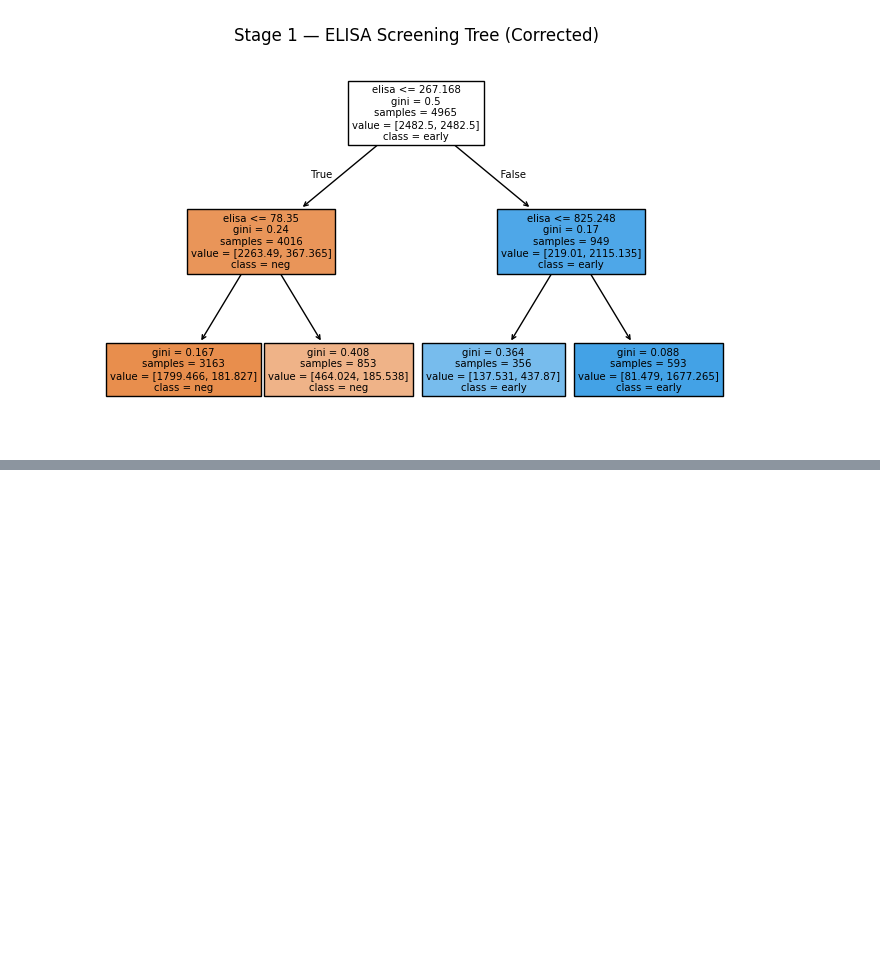
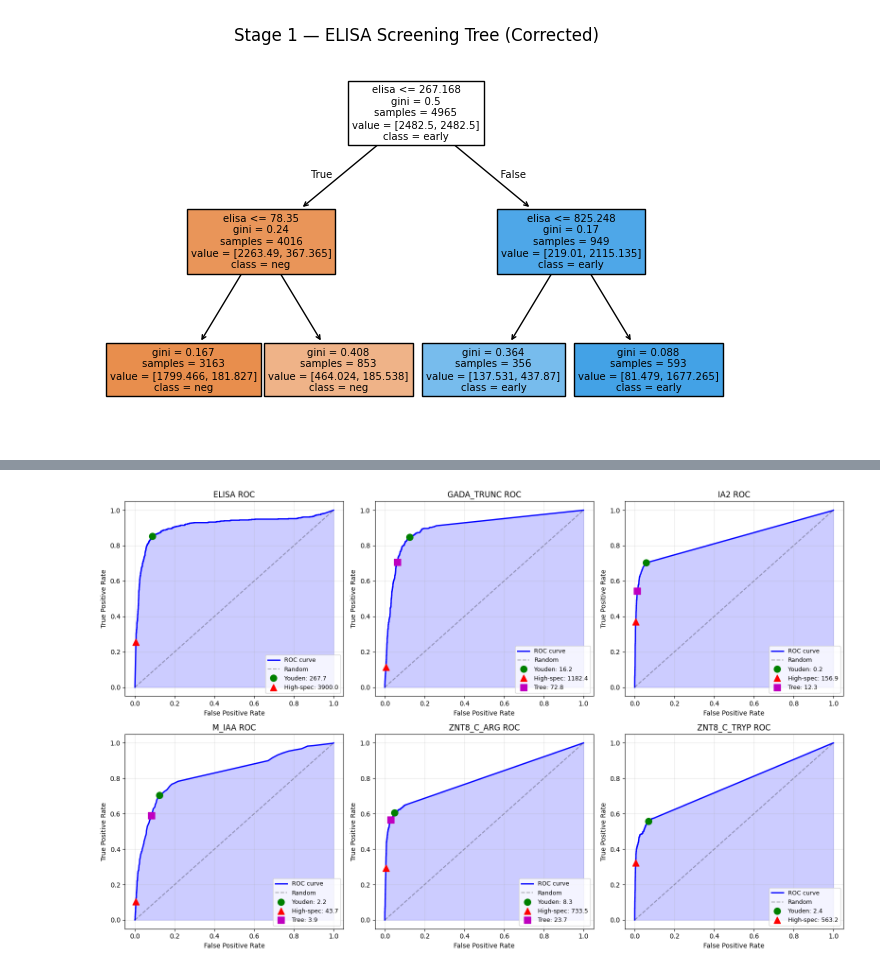
Before and after one commit to raeesay/t1d-early-screening, a Jupyter notebook: dataset1/regression.ipynb, the cells around one changed output, grey strips where cells are left out. Cells and saved outputs as stored; diff of their text form; code cells hidden in the pictures; blank space fills up the shorter version.

```diff
--- a/dataset1/regression.ipynb
+++ b/dataset1/regression.ipynb
@@ -1878,0 +1943,17 @@ clean_df.head()
+# %%
+# Extract Stage 2 tree splits (antibody-specific cutoffs)
+print("Stage 2 Tree Cutoff Extraction (3-Class)")
+
+stage2_tree = stage2_model.tree_
+stage2_splits = extract_tree_splits(stage2_tree, conf_features)
+stage2_cutoffs_df = pd.DataFrame(stage2_splits).sort_values(["feature", "threshold"])
+
+print("\nStage 2 antibody-specific splits:")
+display(stage2_cutoffs_df)
+
+# Aggregate by feature to show unique cutoff values
+print("\nUnique cutoffs per antibody (Stage 2 tree):")
+stage2_by_ab = stage2_cutoffs_df.groupby("feature")["threshold"].apply(list).to_dict()
+for ab, thresholds in sorted(stage2_by_ab.items()):
+    thresholds_unique = sorted(list(set(np.round(thresholds, 3))))
+    print(f"  {ab}: {thresholds_unique}")
@@ -1878,0 +2151,65 @@ clean_df.head()
+# %%
+# Create visual comparison plots
+print("\n" + "=" * 80)
+print("VISUAL COMPARISON: Tree vs ROC-Based vs High-Specificity")
+print("=" * 80)
+
+# Plot for each antibody (tree splits + ROC curves)
+fig, axes = plt.subplots(2, 3, figsize=(16, 10))
+axes = axes.flatten()
+
+for idx, ab in enumerate(comparison_antibodies):
+    ax = axes[idx]
+
+    # Get values for this antibody from clean_df
+    vals = clean_df[ab].values
+    labels = clean_df["label_early_stage"].values
+
+    # Remove NaN
+    mask = ~np.isnan(vals)
+    v = vals[mask]
+    y = labels[mask]
+
+    # Compute ROC
+    fpr, tpr, thresholds = roc_curve(y, v)
+
+    # Plot ROC curve
+    ax.plot(fpr, tpr, 'b-', linewidth=2, label='ROC curve')
+    ax.fill_between(fpr, tpr, alpha=0.2, color='blue')
+
+    # Add reference line
+    ax.plot([0, 1], [0, 1], 'k--', alpha=0.3, label='Random')
+
+    # Mark Youden cutoff
+    youdens_row = comparison_df[comparison_df["antibody"] == ab]
+    if not youdens_row.empty and not np.isnan(youdens_row["youdens_J"].values[0]):
+        youdens_thr = youdens_row["youdens_J"].values[0]
+        # Find closest threshold point
+        idx_youdens = np.argmin(np.abs(thresholds - youdens_thr))
+        ax.plot(fpr[idx_youdens], tpr[idx_youdens], 'go', markersize=10, label=f"Youden: {youdens_thr:.1f}")
+
+    # Mark high-specificity cutoff
+    if not youdens_row.empty and not np.isnan(youdens_row["highspec_999"].values[0]):
+        highspec_thr = youdens_row["highspec_999"].values[0]
+        idx_hs = np.argmin(np.abs(thresholds - highspec_thr))
+        ax.plot(fpr[idx_hs], tpr[idx_hs], 'r^', markersize=10, label=f"High-spec: {highspec_thr:.1f}")
+
+    # Mark tree cutoff
+    if not youdens_row.empty and not np.isnan(youdens_row["tree_cutoff"].values[0]):
+        tree_thr = youdens_row["tree_cutoff"].values[0]
+        idx_tree = np.argmin(np.abs(thresholds - tree_thr))
+        ax.plot(fpr[idx_tree], tpr[idx_tree], 'ms', markersize=10, label=f"Tree: {tree_thr:.1f}")
+
+    ax.set_xlabel('False Positive Rate')
+    ax.set_ylabel('True Positive Rate')
+    ax.set_title(f'{ab.upper()} ROC')
+    ax.legend(fontsize=9, loc='lower right')
+    ax.grid(alpha=0.3)
+
+plt.tight_layout()
+plt.show()
+
+print("✓ Green circle = Youden's J (balanced sensitivity/specificity)")
+print("✓ Red triangle = High-specificity 99.5% (max sensitivity at high spec)")
+print("✓ Magenta square = Tree cutoff (from decision tree split)")
+# %% [output]
@@ -1878,0 +2219 @@ clean_df.head()
+[figure, added]
```
Also changed, not shown: parts of 9 cells of this notebook, 1 other file.
